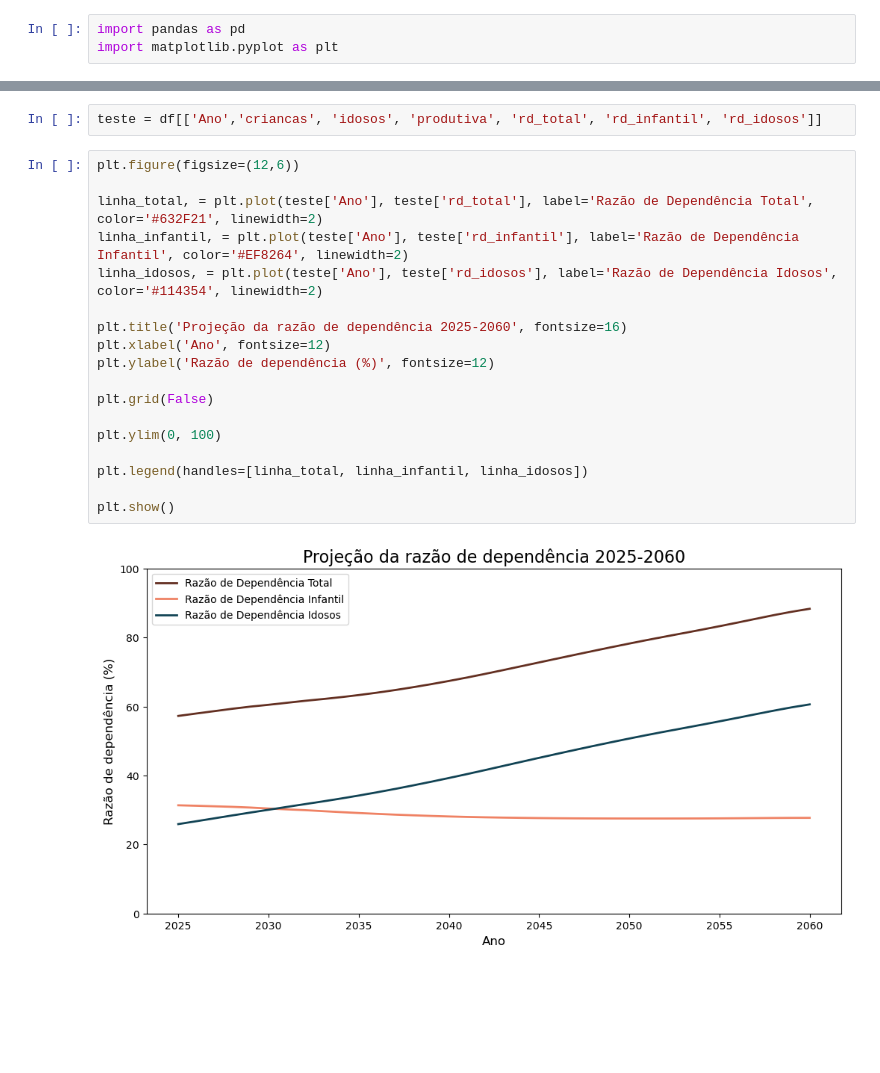
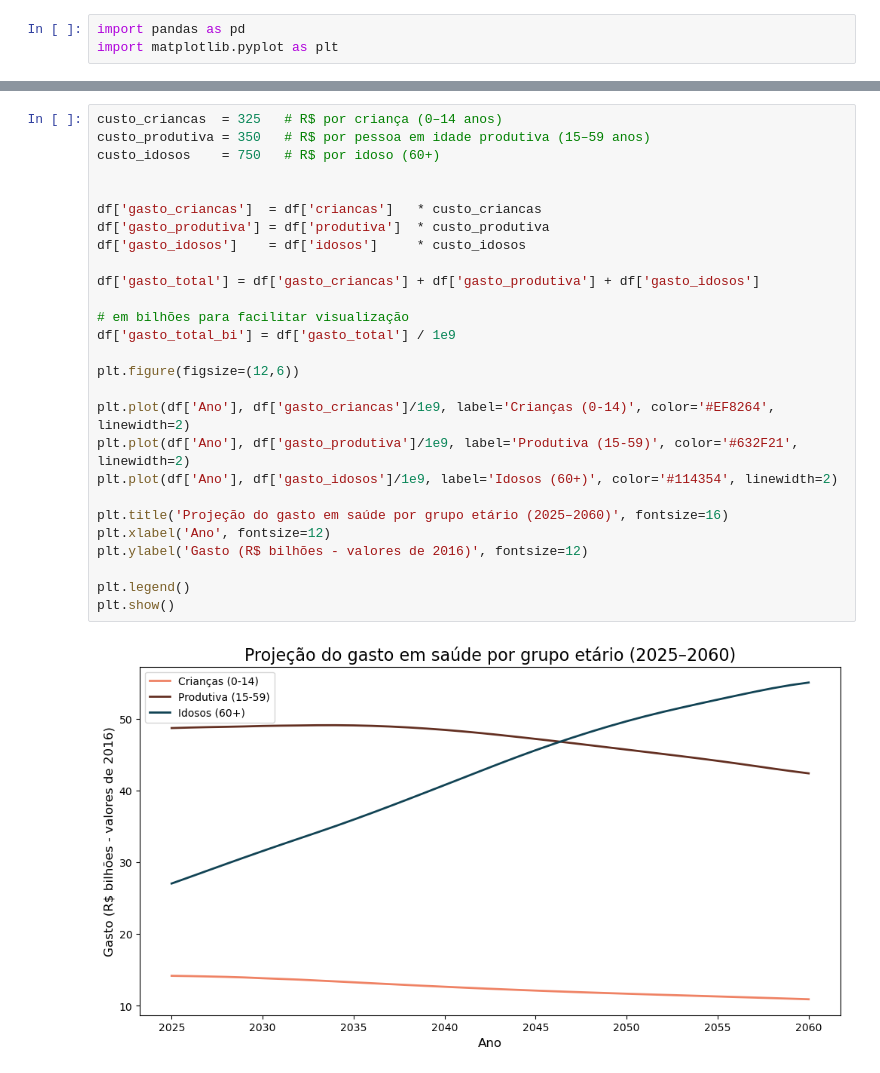
Before and after one commit to ImpulsoGov/dados-para-midia, a Jupyter notebook: IBGE/ibge_analise.ipynb, the cells around one changed output, grey strips where cells are left out. Cells and saved outputs as stored; diff of their text form; blank space fills up the shorter version.

```diff
--- a/IBGE/ibge_analise.ipynb
+++ b/IBGE/ibge_analise.ipynb
@@ -40,22 +39,29 @@ df
-# %%
-teste = df[['Ano','criancas', 'idosos', 'produtiva', 'rd_total', 'rd_infantil', 'rd_idosos']]
-# %%
-plt.figure(figsize=(12,6))
-
-linha_total, = plt.plot(teste['Ano'], teste['rd_total'], label='Razão de Dependência Total', color='#632F21', linewidth=2)
-linha_infantil, = plt.plot(teste['Ano'], teste['rd_infantil'], label='Razão de Dependência Infantil', color='#EF8264', linewidth=2)
-linha_idosos, = plt.plot(teste['Ano'], teste['rd_idosos'], label='Razão de Dependência Idosos', color='#114354', linewidth=2)
-
-plt.title('Projeção da razão de dependência 2025-2060', fontsize=16)
-plt.xlabel('Ano', fontsize=12)
-plt.ylabel('Razão de dependência (%)', fontsize=12)
-
-plt.grid(False)
-
-plt.ylim(0, 100)
-
-plt.legend(handles=[linha_total, linha_infantil, linha_idosos])
-
-plt.show()
-# %% [output]
-[figure, removed]
+# %%
+custo_criancas  = 325   # R$ por criança (0–14 anos)
+custo_produtiva = 350   # R$ por pessoa em idade produtiva (15–59 anos)
+custo_idosos    = 750   # R$ por idoso (60+)
+
+
+df['gasto_criancas']  = df['criancas']   * custo_criancas
+df['gasto_produtiva'] = df['produtiva']  * custo_produtiva
+df['gasto_idosos']    = df['idosos']     * custo_idosos
+
+df['gasto_total'] = df['gasto_criancas'] + df['gasto_produtiva'] + df['gasto_idosos']
+
+# em bilhões para facilitar visualização
+df['gasto_total_bi'] = df['gasto_total'] / 1e9
+
+plt.figure(figsize=(12,6))
+
+plt.plot(df['Ano'], df['gasto_criancas']/1e9, label='Crianças (0-14)', color='#EF8264', linewidth=2)
+plt.plot(df['Ano'], df['gasto_produtiva']/1e9, label='Produtiva (15-59)', color='#632F21', linewidth=2)
+plt.plot(df['Ano'], df['gasto_idosos']/1e9, label='Idosos (60+)', color='#114354', linewidth=2)
+
+plt.title('Projeção do gasto em saúde por grupo etário (2025–2060)', fontsize=16)
+plt.xlabel('Ano', fontsize=12)
+plt.ylabel('Gasto (R$ bilhões - valores de 2016)', fontsize=12)
+
+plt.legend()
+plt.show()
+# %% [output]
+[figure, added]
```
Also changed, not shown: parts of 3 cells of this notebook, 43 other files.
